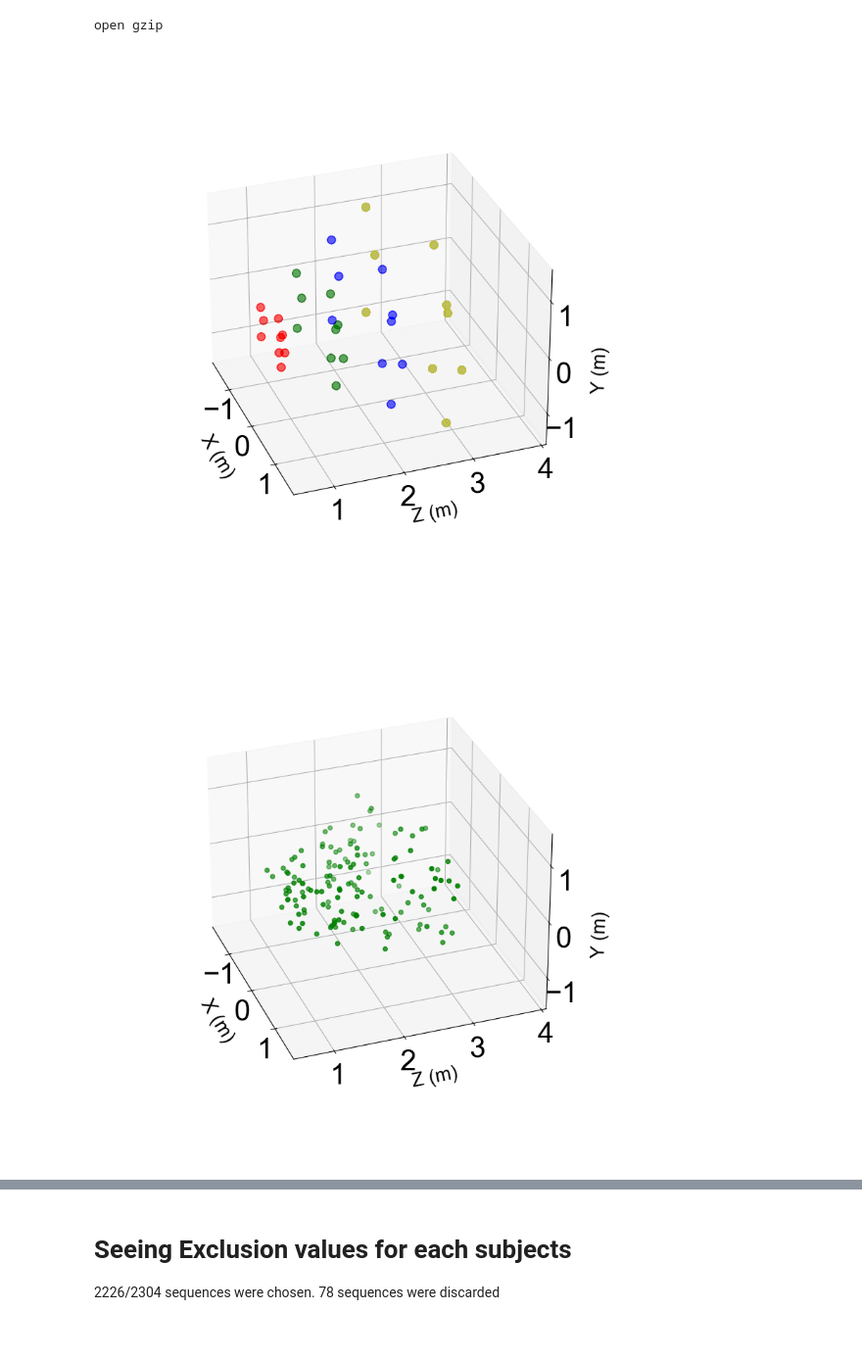
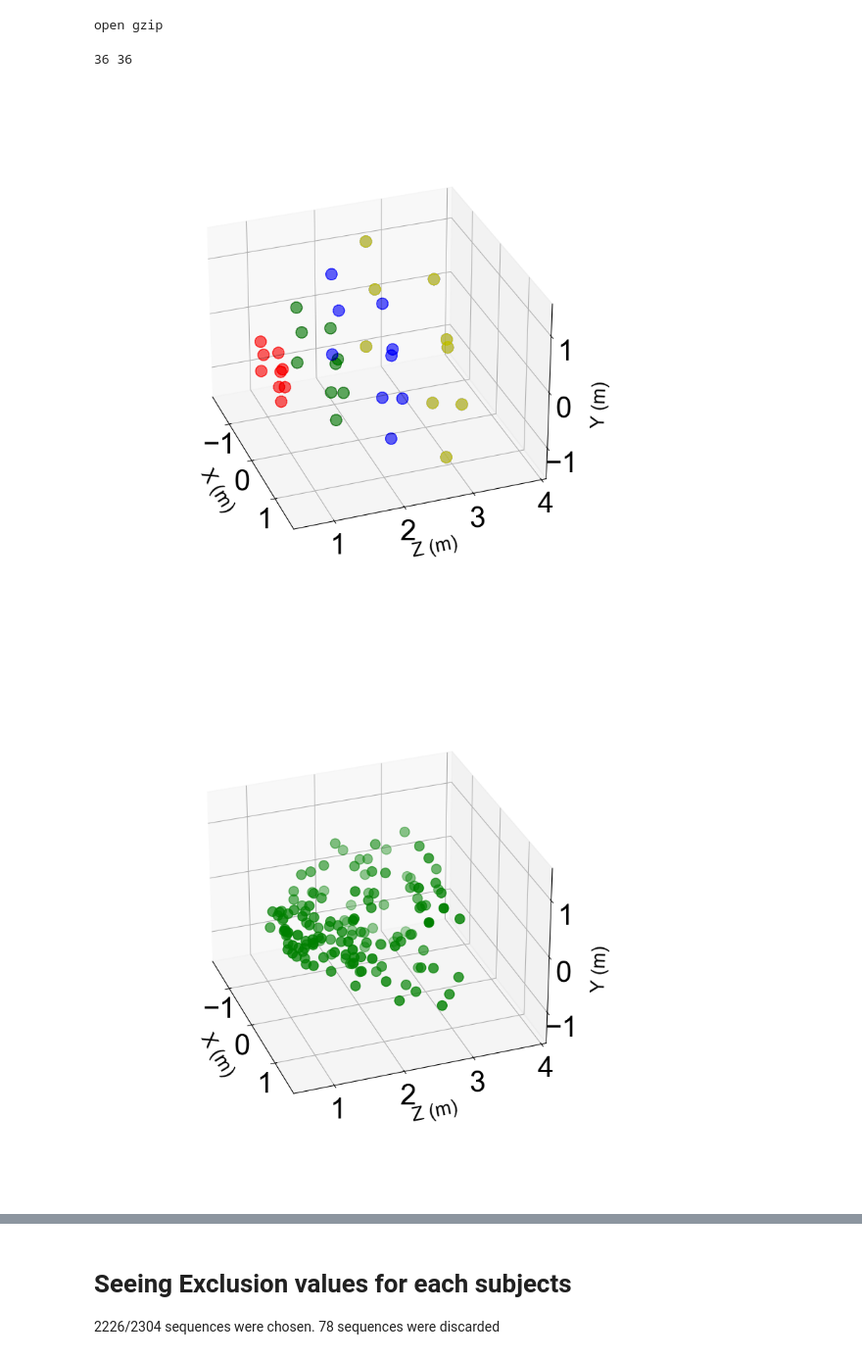
Before and after one commit to gitscade/stats, a Jupyter notebook: 03_projraw.ipynb, the cells around one changed output, grey strips where cells are left out. Shown at 98% size. Drawn from its saved outputs; the diff is of its cells as text; code cells hidden in the pictures.

```diff
--- a/03_projraw.ipynb
+++ b/03_projraw.ipynb
@@ -86,11 +91,28 @@ def plot_gt_angles(dffile):
     data = dffile.loc[dffile.sub_idx <16]
     x = data.h
     y = data.v
+    x = x[:36]
+    y = y[:36]
+    s = 'hi'
     axes.set_xlim(-45,45)
     axes.set_ylim(-35,35)
     axes.set_xlabel('Azimuth Angle ($^\circ$)', fontsize=40)
     axes.set_ylabel('Elevation Angle ($^\circ$)', fontsize=40)
-    axes.scatter(x,y, s=400, c='g', label='ground truth')
+    axes.scatter(x,y, s=800, c='g', label='ground truth')
+
+    texts = ['-30$^\circ$,-20$^\circ$','-30$^\circ$,-20$^\circ$','-30$^\circ$,-20$^\circ$','-30$^\circ$,-20$^\circ$',
+             '-30$^\circ$,0$^\circ$','-30$^\circ$,0$^\circ$','-30$^\circ$,0$^\circ$','-30$^\circ$,0$^\circ$',
+             '-30$^\circ$,20$^\circ$','-30$^\circ$,20$^\circ$','-30$^\circ$,20$^\circ$','-30$^\circ$,20$^\circ$',
+             '0$^\circ$,-20$^\circ$','0$^\circ$,-20$^\circ$','0$^\circ$,-20$^\circ$','0$^\circ$,-20$^\circ$',
+             '0$^\circ$,0$^\circ$','0$^\circ$,0$^\circ$','0$^\circ$,0$^\circ$','0$^\circ$,0$^\circ$',
+             '0$^\circ$,20$^\circ$','0$^\circ$,20$^\circ$','0$^\circ$,20$^\circ$','0$^\circ$,20$^\circ$',
+             '30$^\circ$,-20$^\circ$','30$^\circ$,-20$^\circ$','30$^\circ$,-20$^\circ$','30$^\circ$,-20$^\circ$',
+             '30$^\circ$,0$^\circ$','30$^\circ$,0$^\circ$','30$^\circ$,0$^\circ$','30$^\circ$,0$^\circ$',
+             '30$^\circ$,20$^\circ$','30$^\circ$,20$^\circ$','30$^\circ$,20$^\circ$','30$^\circ$,20$^\circ$']
+    print(len(x), len(y))
+    for i in range(len(x)):
+        text = axes.text(x[i]+2, y[i]-7, texts[i], ha="center", va="center", color="b", fontsize=45)
+
 
     plt.grid()
 
@@ -105,7 +127,7 @@ def plot_targets(dffile, sub_idx, color):
     x = data.x
     y = data.y
     z = data.z
-    ax.scatter(x, z, zs=y, zdir='z', c=color, label='targets')
+    ax.scatter(x, z, s=100, zs=y, zdir='z', c=color, label='targets')
     ax.set_xlim(-1.7, 1.7)
     ax.set_ylim(0.5, 4)
     ax.set_zlim(-1.5, 1.5)
@@ -119,33 +141,34 @@ def plot_targets(dffile, sub_idx, color):
 def plot_uniform_targets(dffile, sub_idx):
     ax = plt.figure(figsize=(12,10)).add_subplot(projection='3d')
     data = dffile.loc[dffile.sub_idx == sub_idx]
 
 
     depths = [0.9, 1.7, 2.5, 3.3]
     colors = ['r', 'g', 'b', 'y']
     for i, d in enumerate(depths):
         data = dffile.loc[dffile.sub_idx == sub_idx]
         data = dffile.loc[dffile.d == d]
         color = colors[i]
         x = data.x
         y = data.y
         z = data.z
-        ax.scatter(x, z, zs=y, zdir='z', c=color, label='targets', s=70, alpha=0.01)
+        ax.scatter(x, z, zs=y, zdir='z', c=color, label='targets', s=140, alpha=0.01)
 
 
     ax.set_xlim(-1.7, 1.7)
     ax.set_ylim(0.5, 4)
     ax.set_zlim(-1.5, 1.5)
     ax.set_xlabel('X (m)', fontsize=20, labelpad=20)
     ax.set_ylabel('Z (m)', fontsize=20, labelpad=20)
     ax.set_zlabel('Y (m)', fontsize=20, labelpad=20)
     ax.view_init(elev=30, azim=-20, roll=0)
     ax.dist = 13 #further viewing distance to counter clipping
 
 matplotlib.rc('xtick', labelsize=30)
 plot_uniform_targets(dffile, 0)
-plot_targets(dffile, 16, 'g')
+plot_targets(dffile, 23, 'g')
 plot_gt_angles(dffile)
 # %% [output]
+36 36
 [figure]
-[figure, old version]
+[figure, new version]
```
Also changed, not shown: parts of 10 cells of this notebook, 5 other files.
